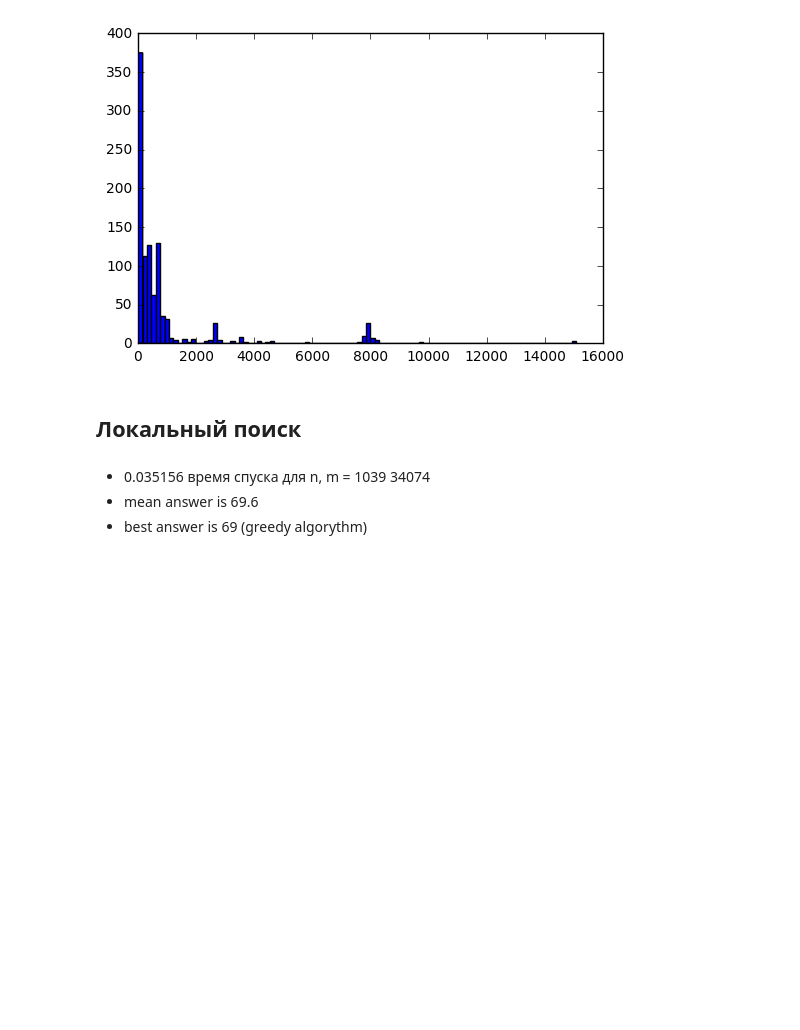
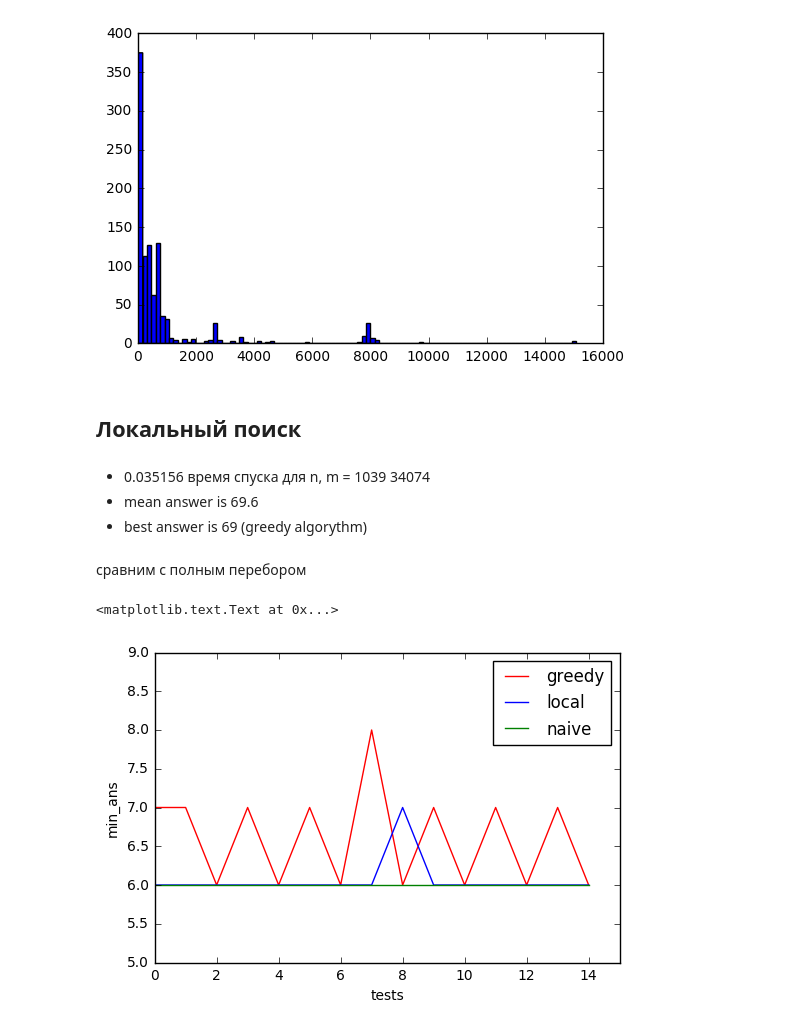
Before and after one commit to serjtroshin/ingohack70, a Jupyter notebook: data_prep.ipynb, the cells around one changed output. Drawn from its saved outputs; the diff is of its cells as text; code cells hidden in the pictures; blank space fills up the shorter version.

Commit message:
naive

```diff
--- a/data_prep.ipynb
+++ b/data_prep.ipynb
@@ -215,3 +215,5 @@ plt.hist(lens, bins=100)
 - 0.035156 время спуска для n, m = 1039 34074
 - mean answer is 69.6
 - best answer is 69 (greedy algorythm)
+# %% [markdown]
+сравним с полным перебором
@@ -217,0 +233,27 @@ plt.hist(lens, bins=100)
+# %%
+path_ = "tests/answers/tiny_"
+pathg = path_ + "greedy"
+pathn = path_ + "naive"
+pathl = path_ + "local"
+ans = {"n" : [], "g" : [], "l" : []}
+for i in range(15):
+    with open(pathg+str(i), "r") as f:
+        x = int(f.readline().strip())
+        ans["g"].append(x)
+    with open(pathn+str(i), "r") as f:
+        x = int(f.readline().strip())
+        ans["n"].append(x)
+    with open(pathl+str(i), "r") as f:
+        x = int(f.readline().strip())
+        ans["l"].append(x)
+# %%
+plt.axis([0, 15, 5, 9])
+plt.plot(ans["g"], "r", label="greedy")
+plt.plot(ans["l"], "b", label="local")
+plt.plot(ans["n"], "g", label="naive")
+plt.legend()
+plt.xlabel("tests")
+plt.ylabel("min_ans")
+# %% [output]
+<matplotlib.text.Text at 0x...>
+[figure, added]
```
Also changed, not shown: parts of 2 cells of this notebook.
